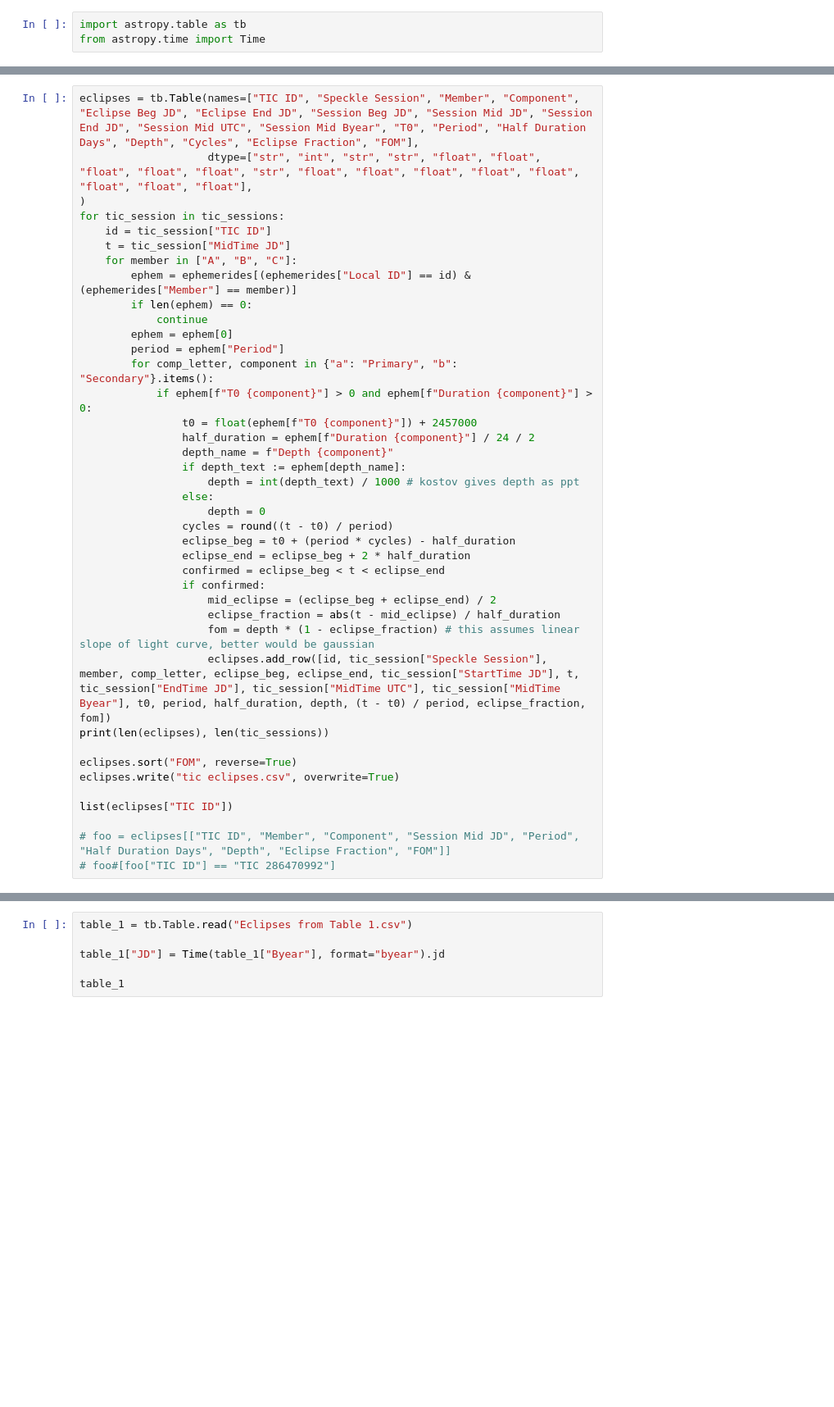
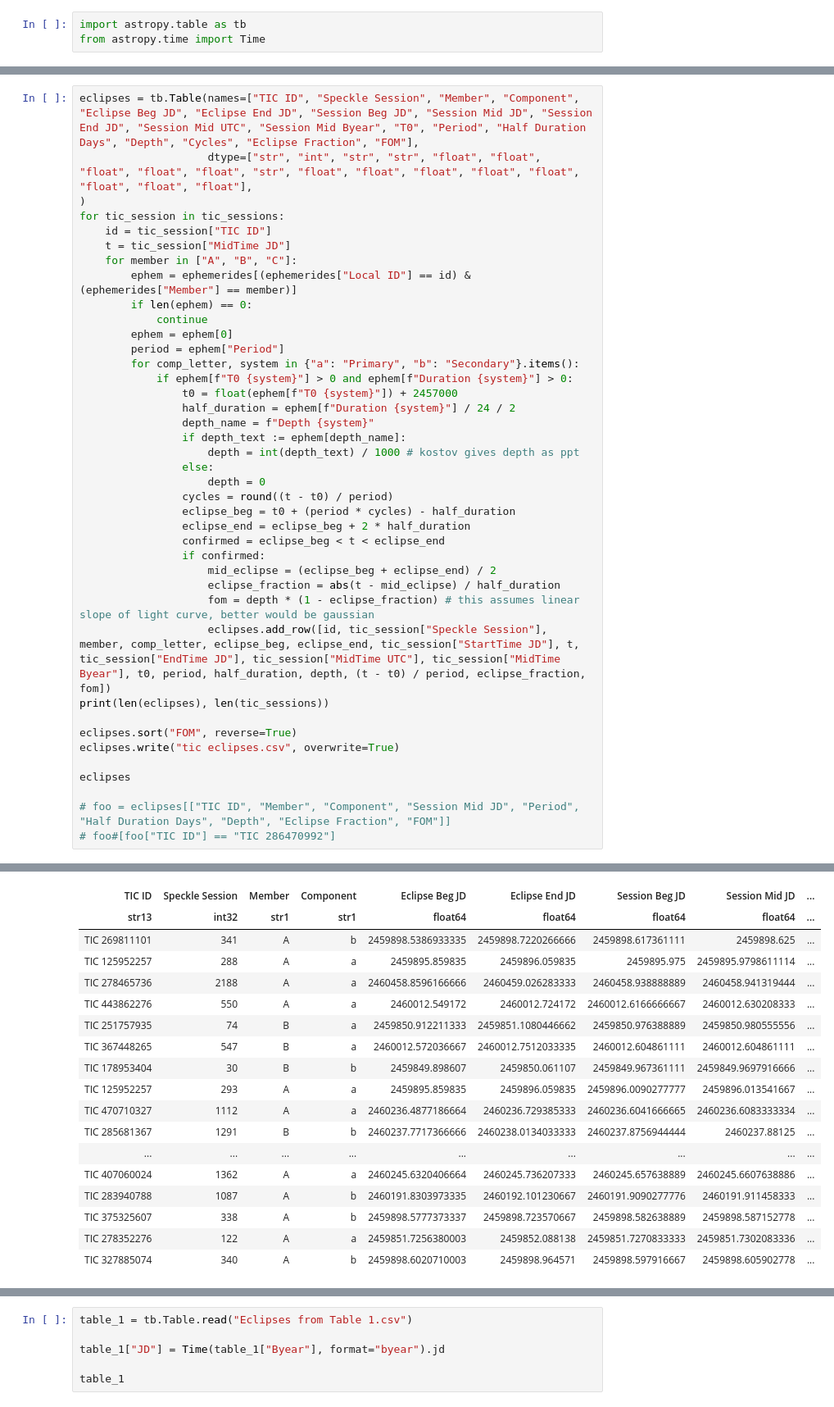
Before and after one commit to CvillePaul/Work, a Jupyter notebook: 2024-07-09 Verify eclipses in paper/Verify eclipses.ipynb, the cells around one changed output, grey strips where cells are left out. Shown at 82% size. Saved outputs shown, nothing was run; the diff lists cells and outputs as text; blank space fills up the shorter version.

```diff
--- a/2024-07-09 Verify eclipses in paper/Verify eclipses.ipynb
+++ b/2024-07-09 Verify eclipses in paper/Verify eclipses.ipynb
@@ -66,11 +66,11 @@ for tic_session in tic_sessions:
             continue
         ephem = ephem[0]
         period = ephem["Period"]
-        for comp_letter, component in {"a": "Primary", "b": "Secondary"}.items():
-            if ephem[f"T0 {component}"] > 0 and ephem[f"Duration {component}"] > 0:
-                t0 = float(ephem[f"T0 {component}"]) + 2457000
-                half_duration = ephem[f"Duration {component}"] / 24 / 2
-                depth_name = f"Depth {component}"
+        for comp_letter, system in {"a": "Primary", "b": "Secondary"}.items():
+            if ephem[f"T0 {system}"] > 0 and ephem[f"Duration {system}"] > 0:
+                t0 = float(ephem[f"T0 {system}"]) + 2457000
+                half_duration = ephem[f"Duration {system}"] / 24 / 2
+                depth_name = f"Depth {system}"
                 if depth_text := ephem[depth_name]:
                     depth = int(depth_text) / 1000 # kostov gives depth as ppt
                 else:
@@ -89,7 +89,7 @@ print(len(eclipses), len(tic_sessions))
 eclipses.sort("FOM", reverse=True)
 eclipses.write("tic eclipses.csv", overwrite=True)
 
-list(eclipses["TIC ID"])
+eclipses
 
 # foo = eclipses[["TIC ID", "Member", "Component", "Session Mid JD", "Period", "Half Duration Days", "Depth", "Eclipse Fraction", "FOM"]]
 # foo#[foo["TIC ID"] == "TIC 286470992"]
@@ -114,0 +99,18 @@ list(eclipses["TIC ID"])
+| TIC ID | Speckle Session | Member | Component | Eclipse Beg JD | Eclipse End JD | Session Beg JD | Session Mid JD | ... |
+| str13 | int32 | str1 | str1 | float64 | float64 | float64 | float64 | ... |
+| TIC 269811101 | 341 | A | b | 2459898.5386933335 | 2459898.7220266666 | 2459898.617361111 | 2459898.625 | ... |
+| TIC 125952257 | 288 | A | a | 2459895.859835 | 2459896.059835 | 2459895.975 | 2459895.9798611114 | ... |
+| TIC 278465736 | 2188 | A | a | 2460458.8596166666 | 2460459.026283333 | 2460458.938888889 | 2460458.941319444 | ... |
+| TIC 443862276 | 550 | A | a | 2460012.549172 | 2460012.724172 | 2460012.6166666667 | 2460012.630208333 | ... |
+| TIC 251757935 | 74 | B | a | 2459850.912211333 | 2459851.1080446662 | 2459850.976388889 | 2459850.980555556 | ... |
+| TIC 367448265 | 547 | B | a | 2460012.572036667 | 2460012.7512033335 | 2460012.604861111 | 2460012.604861111 | ... |
+| TIC 178953404 | 30 | B | b | 2459849.898607 | 2459850.061107 | 2459849.967361111 | 2459849.9697916666 | ... |
+| TIC 125952257 | 293 | A | a | 2459895.859835 | 2459896.059835 | 2459896.0090277777 | 2459896.013541667 | ... |
+| TIC 470710327 | 1112 | A | a | 2460236.4877186664 | 2460236.729385333 | 2460236.6041666665 | 2460236.6083333334 | ... |
+| TIC 285681367 | 1291 | B | b | 2460237.7717366666 | 2460238.0134033333 | 2460237.8756944444 | 2460237.88125 | ... |
+| ... | ... | ... | ... | ... | ... | ... | ... | ... |
+| TIC 407060024 | 1362 | A | a | 2460245.6320406664 | 2460245.736207333 | 2460245.657638889 | 2460245.6607638886 | ... |
+| TIC 283940788 | 1087 | A | b | 2460191.8303973335 | 2460192.101230667 | 2460191.9090277776 | 2460191.911458333 | ... |
+| TIC 375325607 | 338 | A | b | 2459898.5777373337 | 2459898.723570667 | 2459898.582638889 | 2459898.587152778 | ... |
+| TIC 278352276 | 122 | A | a | 2459851.7256380003 | 2459852.088138 | 2459851.7270833333 | 2459851.7302083336 | ... |
+| TIC 327885074 | 340 | A | b | 2459898.6020710003 | 2459898.964571 | 2459898.597916667 | 2459898.605902778 | ... |
```
Also changed, not shown: parts of 11 cells of this notebook.
